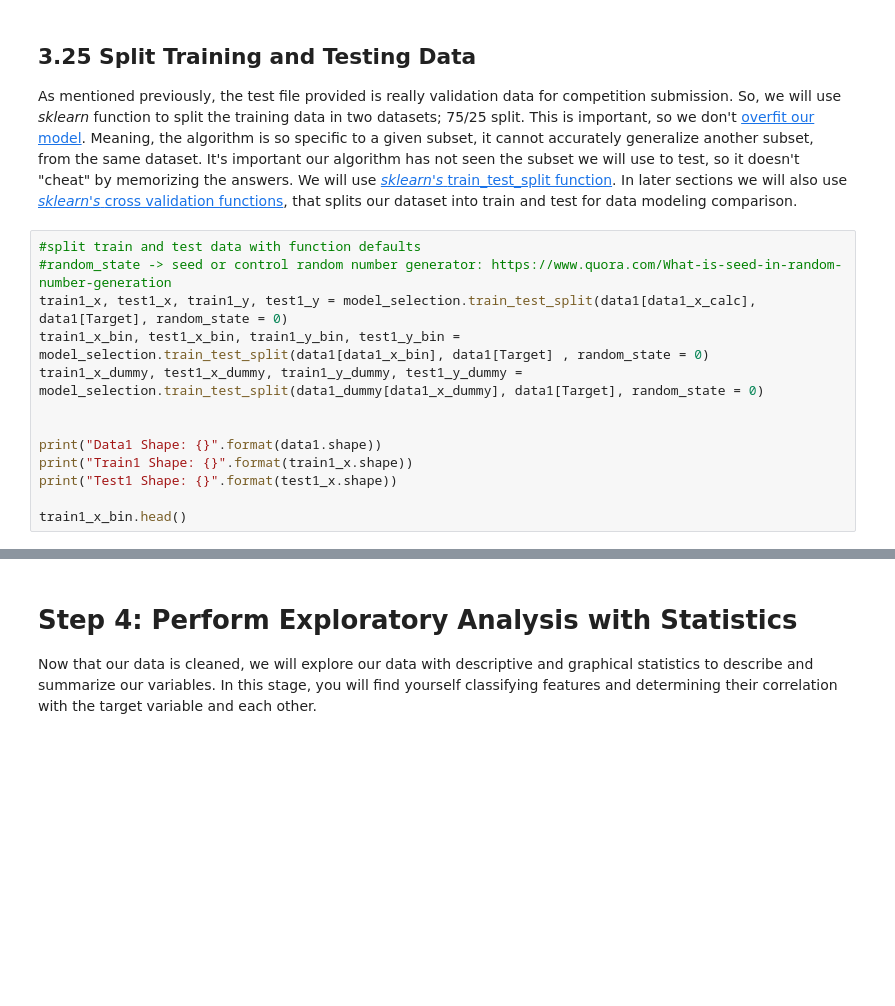
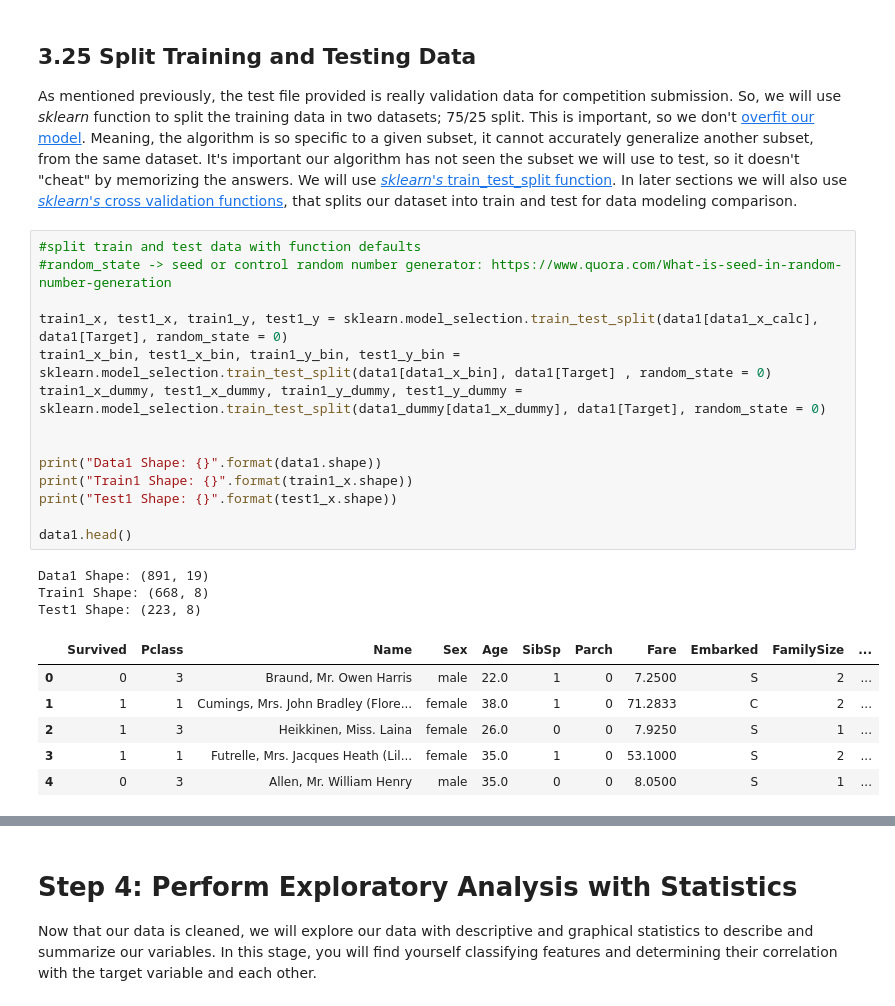
Before and after one commit to getChan/Kaggle, a Jupyter notebook: titanic/kernel.ipynb, the cells around one changed output, grey strips where cells are left out. Drawn from its saved outputs; the diff is of its cells as text; blank space fills up the shorter version.

```diff
--- a/titanic/kernel.ipynb
+++ b/titanic/kernel.ipynb
@@ -472,13 +528,24 @@ As mentioned previously, the test file provided is really validation data for co
 # %%
 #split train and test data with function defaults
 #random_state -> seed or control random number generator: https://www.quora.com/What-is-seed-in-random-number-generation
-train1_x, test1_x, train1_y, test1_y = model_selection.train_test_split(data1[data1_x_calc], data1[Target], random_state = 0)
-train1_x_bin, test1_x_bin, train1_y_bin, test1_y_bin = model_selection.train_test_split(data1[data1_x_bin], data1[Target] , random_state = 0)
-train1_x_dummy, test1_x_dummy, train1_y_dummy, test1_y_dummy = model_selection.train_test_split(data1_dummy[data1_x_dummy], data1[Target], random_state = 0)
+
+train1_x, test1_x, train1_y, test1_y = sklearn.model_selection.train_test_split(data1[data1_x_calc], data1[Target], random_state = 0)
+train1_x_bin, test1_x_bin, train1_y_bin, test1_y_bin = sklearn.model_selection.train_test_split(data1[data1_x_bin], data1[Target] , random_state = 0)
+train1_x_dummy, test1_x_dummy, train1_y_dummy, test1_y_dummy = sklearn.model_selection.train_test_split(data1_dummy[data1_x_dummy], data1[Target], random_state = 0)
 
 
 print("Data1 Shape: {}".format(data1.shape))
 print("Train1 Shape: {}".format(train1_x.shape))
 print("Test1 Shape: {}".format(test1_x.shape))
 
-train1_x_bin.head()
+data1.head()
+# %% [output]
+Data1 Shape: (891, 19)
+Train1 Shape: (668, 8)
+Test1 Shape: (223, 8)
+|  | Survived | Pclass | Name | Sex | Age | SibSp | Parch | Fare | Embarked | FamilySize | ... |
+| 0 | 0 | 3 | Braund, Mr. Owen Harris | male | 22.0 | 1 | 0 | 7.2500 | S | 2 | ... |
+| 1 | 1 | 1 | Cumings, Mrs. John Bradley (Flore... | female | 38.0 | 1 | 0 | 71.2833 | C | 2 | ... |
+| 2 | 1 | 3 | Heikkinen, Miss. Laina | female | 26.0 | 0 | 0 | 7.9250 | S | 1 | ... |
+| 3 | 1 | 1 | Futrelle, Mrs. Jacques Heath (Lil... | female | 35.0 | 1 | 0 | 53.1000 | S | 2 | ... |
+| 4 | 0 | 3 | Allen, Mr. William Henry | male | 35.0 | 0 | 0 | 8.0500 | S | 1 | ... |
```
Also changed, not shown: parts of 9 cells of this notebook.
